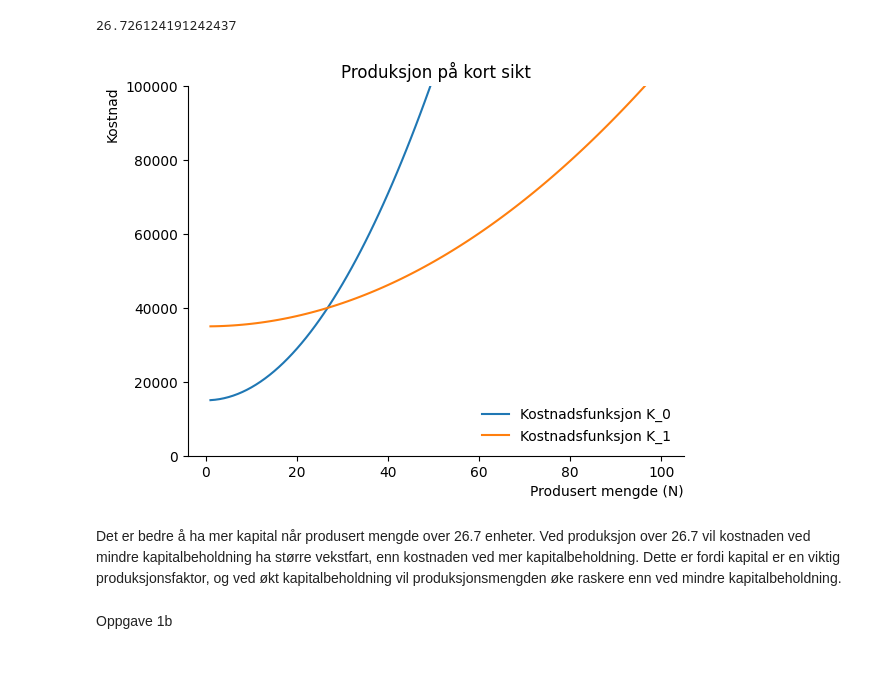
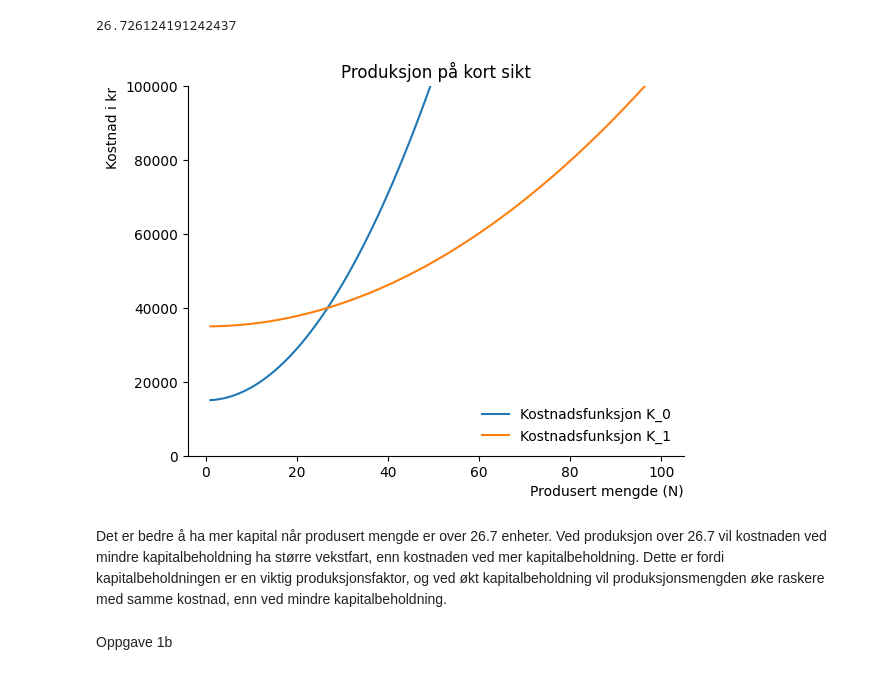
Before and after one commit to Einarness/SOK-1006, a Jupyter notebook: sok1006-notater_edit/notater forelesning 9.ipynb, the cells around one changed output. Saved outputs shown, nothing was run; the diff lists cells and outputs as text; code cells hidden in the pictures.

```diff
--- a/sok1006-notater_edit/notater forelesning 9.ipynb
+++ b/sok1006-notater_edit/notater forelesning 9.ipynb
@@ -78,29 +78,29 @@ float(l)
 # %%
 n=np.linspace(1,100,100)
 
 fig, ax = plt.subplots()
-ax.set_ylabel('Kostnad', loc='top')
+ax.set_ylabel('Kostnad i kr', loc='top')
 ax.set_xlabel('Produsert mengde (N)', loc='right')
 ax.set_ylim(0, 100000)
 
 ax.spines['top'].set_color('none')
 ax.spines['right'].set_color('none')
 
 
 # plott funksjonen
 
 ax.plot(n, C_s(n,K_0), label='Kostnadsfunksjon K_0')
 ax.plot(n, C_s(n,K_1), label='Kostnadsfunksjon K_1')
 
 # tittel
 ax.set_title('Produksjon på kort sikt')
 
 #vis navnene:
 ax.legend(loc='lower right',frameon=False);
 # %% [output]
-[figure, old version]
+[figure, new version]
 # %% [markdown]
-Det er bedre å ha mer kapital når produsert mengde over 26.7 enheter. Ved produksjon over 26.7 vil kostnaden ved mindre kapitalbeholdning ha større vekstfart, enn kostnaden ved mer kapitalbeholdning. Dette er fordi kapital er en viktig produksjonsfaktor, og ved økt kapitalbeholdning vil produksjonsmengden øke raskere enn ved mindre kapitalbeholdning.
+Det er bedre å ha mer kapital når produsert mengde er over 26.7 enheter. Ved produksjon over 26.7 vil kostnaden ved mindre kapitalbeholdning ha større vekstfart, enn kostnaden ved mer kapitalbeholdning. Dette er fordi kapitalbeholdningen er en viktig produksjonsfaktor, og ved økt kapitalbeholdning vil produksjonsmengden øke raskere med samme kostnad, enn ved mindre kapitalbeholdning.
 # %% [markdown]
 Oppgave 1b
 # %%
```
Also changed, not shown: parts of 3 cells of this notebook.
